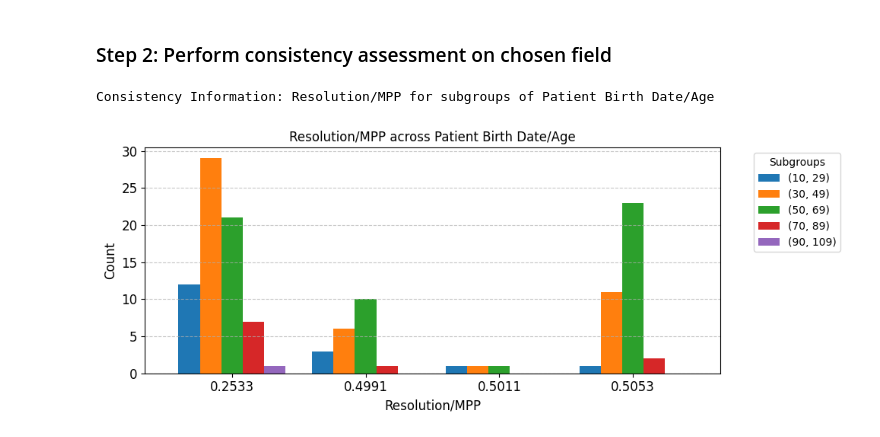
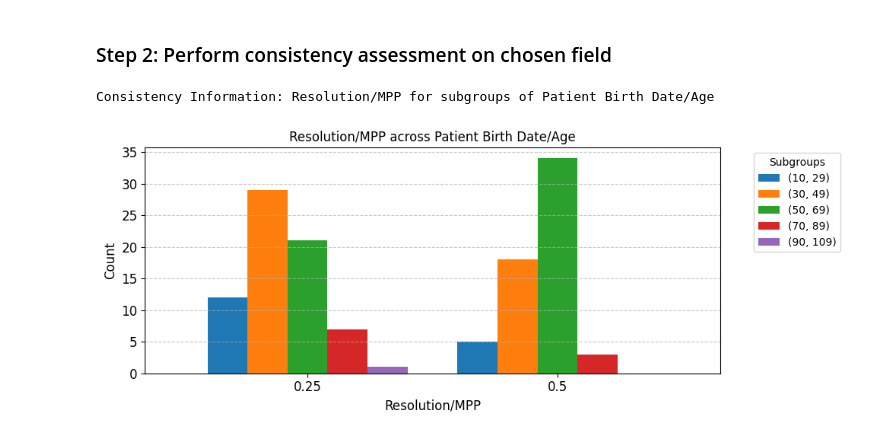
Before and after one commit to DIDSR/DataCard-Metadata, a Jupyter notebook: DCard3C_demo.ipynb, the cells around one changed output. Saved outputs shown, nothing was run; the diff lists cells and outputs as text; code cells hidden in the pictures.

```diff
--- a/DCard3C_demo.ipynb
+++ b/DCard3C_demo.ipynb
@@ -367,34 +367,44 @@ Perform consistency check of coverage for a specified "target" field against a s
 
 Two coverage parameter dictionaries need to be specified, one of each field.
 
+The coverage_params dictionary consists of the required parameters for the coverage check:
+
+    - target_field : The metadata field for which coverage will be computed
+    - field_values : All possible values for the target field. If set to None, field_values will be generated from the unique values of the target_field in the metadata.
+    - dtype (Optional): 'str' for string or 'int' for integer type. If set to int, a simple regex will be used to extract integer values if there are other characters present.
+    - value_buckets (Optional): For numeric variables, a list of buckets to group values into before computing coverage
+    - metric: 'KLD' for Kullback–Leibler divergence or 'HD' for Hellinger distance
+    - fill_na (Optional): Fill NA values in target field with a specific value. Set to 'None' to drop all NA values for coverage assessment.
+    - thresholds (Optional): For numeric variables, only compute coverage within a specified range of values. Eg: [10, 80]
+    - bin_count (Optional): For numeric variables, number of bins to generate a histogram plot
 """
 
 coverage_params_subgroup = {
     'target_field':subgroup_field,
     'field_values': None,
     'dtype': 'int',
     'metric': 'HD',
     'fill_na': None,
     'thresholds': [10, 100],
     'bin_count': 20,
 }
 
 coverage_params_target = {
     'target_field': target_field,
     'field_values': None,
     'dtype': 'str',
-    'value_buckets': None,
+    'value_buckets': [0.25, 0.5],
     'metric': 'HD',
     'fill_na': None,
     'thresholds': None,
     'bin_count': None,
 }
 
 print(f"\n\nConsistency Information: {coverage_params_target['target_field']} for subgroups of {coverage_params_subgroup['target_field']}")
 
 f = consistency_check(metadata_df, required_fields, available_headers=available_header_map,
                       coverage_params_subgroup=coverage_params_subgroup, coverage_params_target=coverage_params_target,
                       visualize=True,savefig=False)
 # %% [output]
 Consistency Information: Resolution/MPP for subgroups of Patient Birth Date/Age
-[figure, old version]
+[figure, new version]
```
Also changed, not shown: parts of 2 cells of this notebook.
